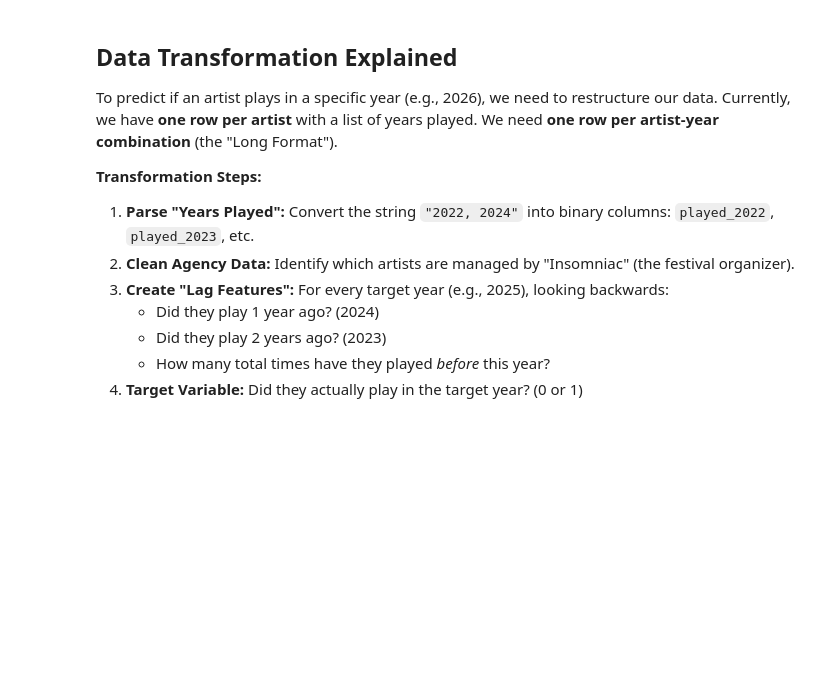
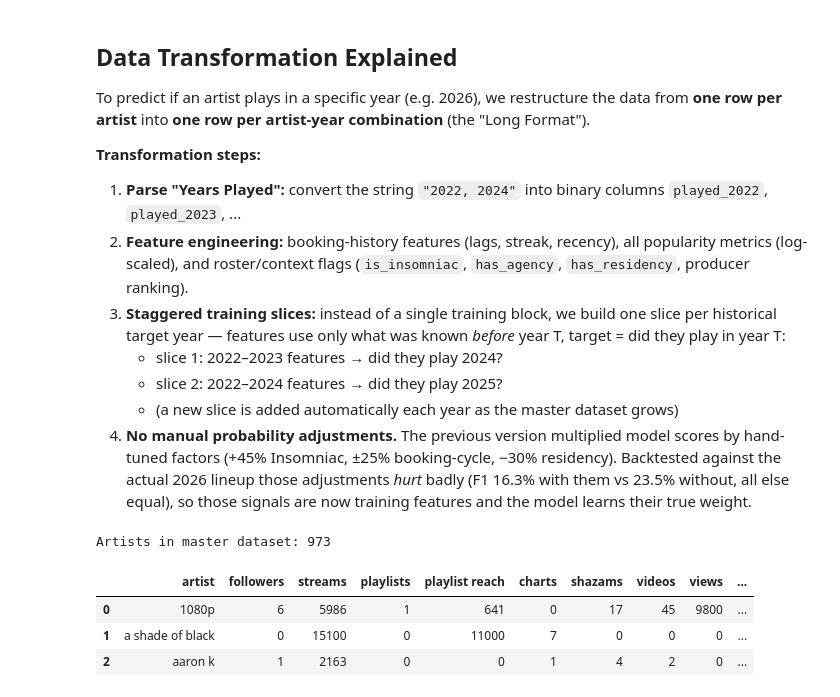
Before and after one commit to anhminhnguyen2/ds_festivals_project, a Jupyter notebook: edc_vegas/notebook/6.build_model.ipynb, the cells around one changed output. Drawn from its saved outputs; the diff is of its cells as text; code cells hidden in the pictures; blank space fills up the shorter version.

```diff
--- a/edc_vegas/notebook/6.build_model.ipynb
+++ b/edc_vegas/notebook/6.build_model.ipynb
@@ -8,25 +8,42 @@ current_year = 2026   # The EDC lineup we are trying to predict
 # %% [markdown]
 ## Data Transformation Explained
 
-To predict if an artist plays in a specific year (e.g., 2026), we need to restructure our data.
-Currently, we have **one row per artist** with a list of years played.
-We need **one row per artist-year combination** (the "Long Format").
+To predict if an artist plays in a specific year (e.g. 2026), we restructure the data from
+**one row per artist** into **one row per artist-year combination** (the "Long Format").
 
-**Transformation Steps:**
-1.  **Parse "Years Played":** Convert the string `"2022, 2024"` into binary columns: `played_2022`, `played_2023`, etc.
-2.  **Clean Agency Data:** Identify which artists are managed by "Insomniac" (the festival organizer).
-3.  **Create "Lag Features":** For every target year (e.g., 2025), looking backwards:
-    *   Did they play 1 year ago? (2024)
-    *   Did they play 2 years ago? (2023)
-    *   How many total times have they played *before* this year?
-4.  **Target Variable:** Did they actually play in the target year? (0 or 1)
+**Transformation steps:**
+1.  **Parse "Years Played":** convert the string `"2022, 2024"` into binary columns `played_2022`, `played_2023`, ...
+2.  **Feature engineering:** booking-history features (lags, streak, recency), all popularity metrics
+    (log-scaled), and roster/context flags (`is_insomniac`, `has_agency`, `has_residency`, producer ranking).
+3.  **Staggered training slices:** instead of a single training block, we build one slice per historical
+    target year — features use only what was known *before* year T, target = did they play in year T:
+    *   slice 1: 2022–2023 features → did they play 2024?
+    *   slice 2: 2022–2024 features → did they play 2025?
+    *   (a new slice is added automatically each year as the master dataset grows)
+4.  **No manual probability adjustments.** The previous version multiplied model scores by hand-tuned
+    factors (+45% Insomniac, ±25% booking-cycle, −30% residency). Backtested against the actual 2026
+    lineup those adjustments *hurt* badly (F1 16.3% with them vs 23.5% without, all else equal), so those signals are
+    now training features and the model learns their true weight.
 # %%
 # Load datasets
+# ---------------------------------------------------------
+df_stats = pd.read_csv('../data/main/COMPLETE_edc_artist_and_stats.csv')
+df_residency = pd.read_csv(f'../data/extract/{current_year}_vegas_recidency.csv')
+
+# Producer top-100 ranking scraped for the most recent completed year.
+# Optional: if the file doesn't exist yet, the feature is simply all zeros.
 try:
-    df_stats = pd.read_csv('../data/main/COMPLETE_edc_artist_and_stats.csv')
-    df_residency = pd.read_csv(f'../data/extract/{current_year}_vegas_recidency.csv')
-    print("Data loaded successfully.")
-    display(df_stats.head(3))
+    df_prod_rank = pd.read_csv(f'../data/extract/{current_year - 1}_producer_rank.csv')
 except FileNotFoundError:
-    print("Files not found. Please check the paths.")
+    df_prod_rank = pd.DataFrame(columns=['rank', 'artist'])
+    print(f"No {current_year - 1}_producer_rank.csv found - producer_rank_score will be 0.")
+
+print(f"Artists in master dataset: {len(df_stats)}")
+display(df_stats.head(3))
+# %% [output]
+Artists in master dataset: 973
+|  | artist | followers | streams | playlists | playlist reach | charts | shazams | videos | views | ... |
+| 0 | 1080p | 6 | 5986 | 1 | 641 | 0 | 17 | 45 | 9800 | ... |
+| 1 | a shade of black | 0 | 15100 | 0 | 11000 | 7 | 0 | 0 | 0 | ... |
+| 2 | aaron k | 1 | 2163 | 0 | 0 | 1 | 4 | 2 | 0 | ... |
 # %%
```
Also changed, not shown: parts of 5 cells of this notebook, 9 other files.
